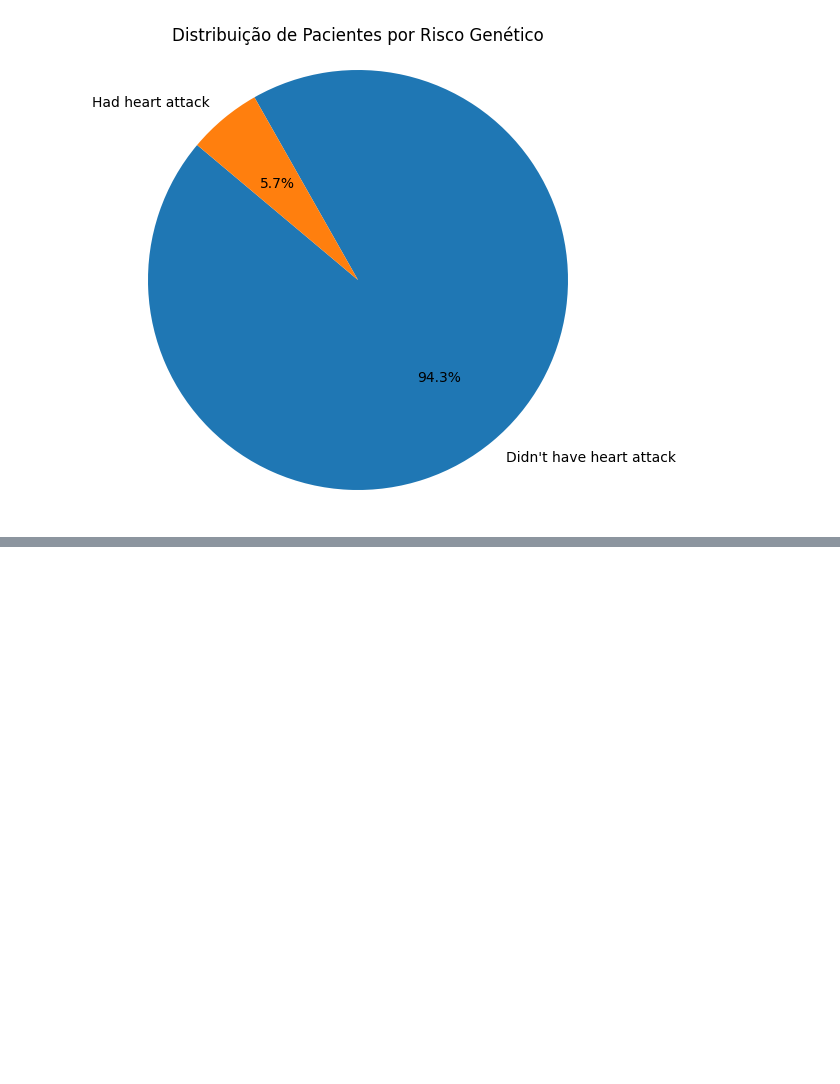
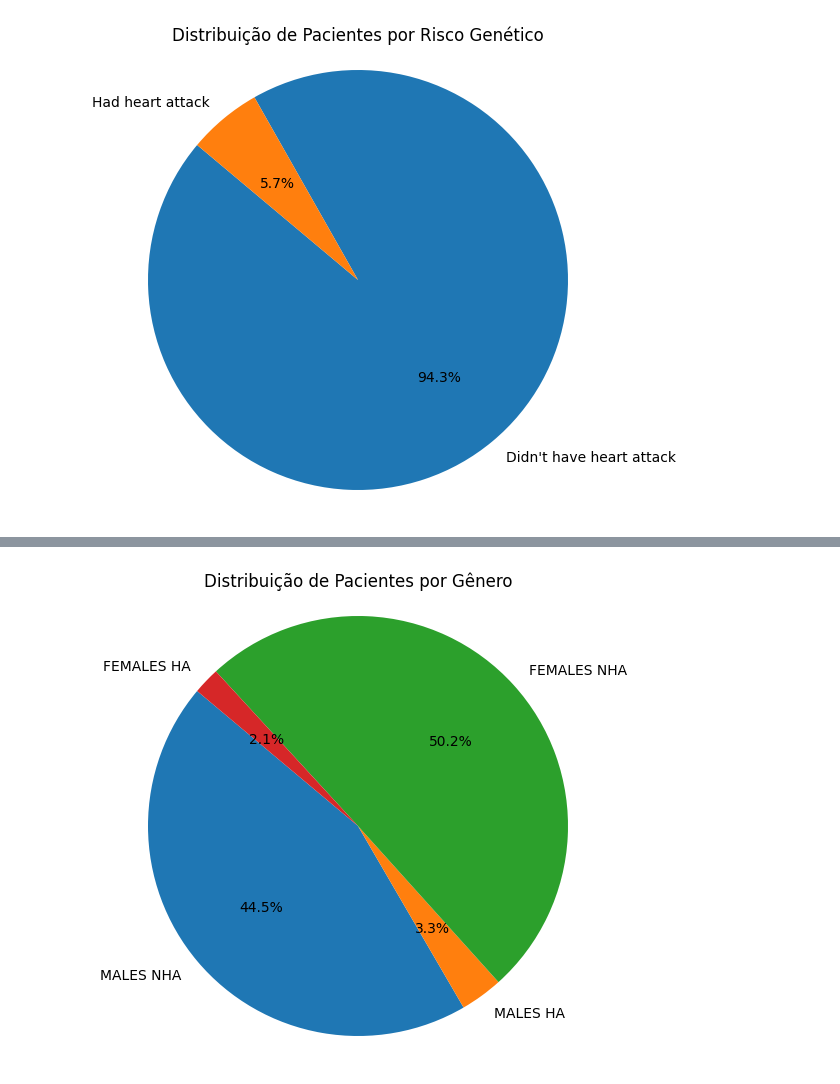
Before and after one commit to belcogo/data-analysis-for-machine-learning, a Jupyter notebook: demo.ipynb, the cells around one changed output, grey strips where cells are left out. Cells and saved outputs as stored; diff of their text form; code cells hidden in the pictures; blank space fills up the shorter version.

```diff
--- a/demo.ipynb
+++ b/demo.ipynb
@@ -100,0 +132,25 @@ plt.show()
+# %%
+males_that_had_heart_attacks = len(patients_who_had_heart_attacks[(patients_who_had_heart_attacks['Sex'] == 'Male')])
+females_that_had_heart_attacks = len(patients_who_had_heart_attacks[(patients_who_had_heart_attacks['Sex'] == 'Female')])
+
+total_males = len(patients_data[(patients_data['Sex'] == 'Male')])
+total_females = len(patients_data[(patients_data['Sex'] == 'Female')])
+
+males_that_didnt_had_heart_attacks = total_males - males_that_had_heart_attacks * 100 / len(patients_data)
+females_that_didnt_had_heart_attacks = total_females - females_that_had_heart_attacks * 100 / len(patients_data)
+
+males_that_had_heart_attacks_percentage = males_that_had_heart_attacks * 100 / len(patients_data)
+females_that_had_heart_attacks_percentage = females_that_had_heart_attacks * 100 / len(patients_data)
+
+sizes = [males_that_didnt_had_heart_attacks, males_that_had_heart_attacks, females_that_didnt_had_heart_attacks, females_that_had_heart_attacks]
+# sizes = [males_that_had_heart_attacks_percentage, females_that_had_heart_attacks_percentage]
+
+labels = ["MALES NHA", "MALES HA", "FEMALES NHA", "FEMALES HA"]
+
+plt.figure(figsize=(8, 6))
+plt.pie(sizes, labels=labels, autopct='%1.1f%%', startangle=140)
+plt.axis('equal')
+plt.title('Distribuição de Pacientes por Gênero')
+plt.show()
+# %% [output]
+[figure, added]
```
Also changed, not shown: parts of 5 cells of this notebook.
